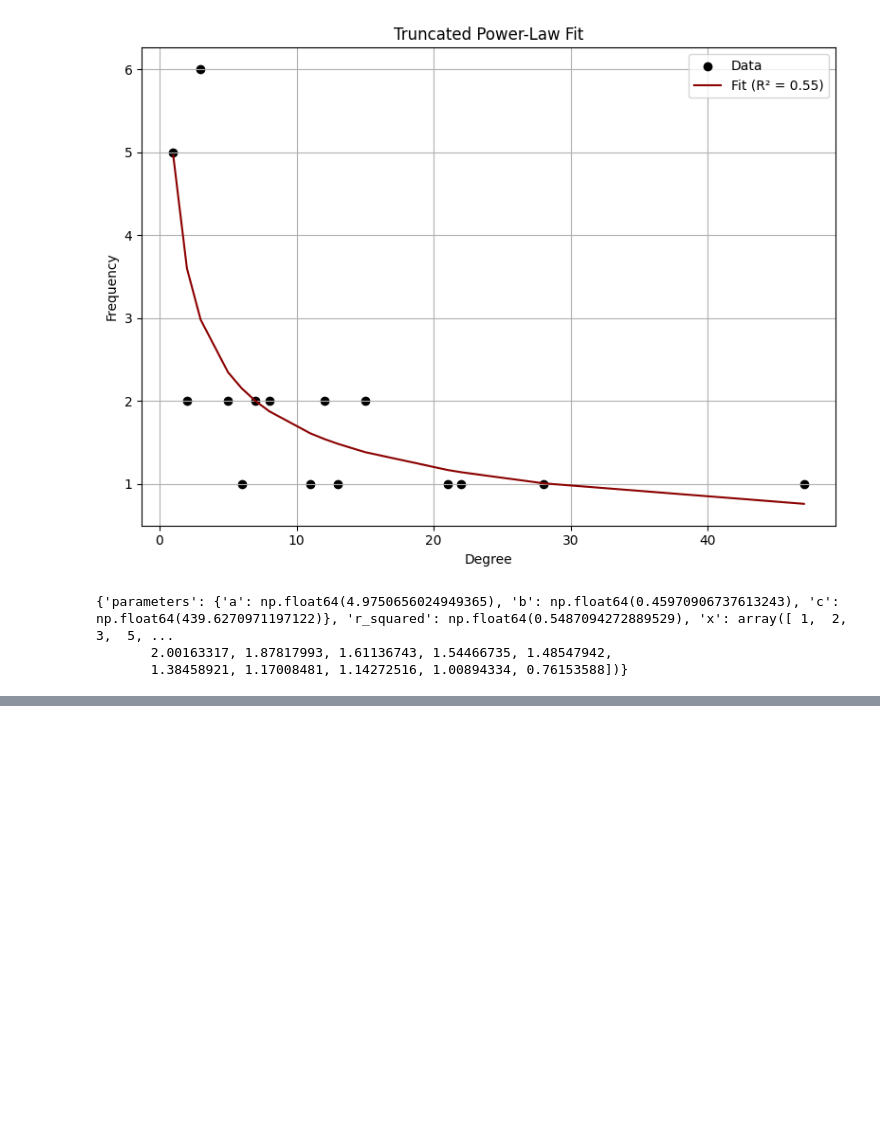
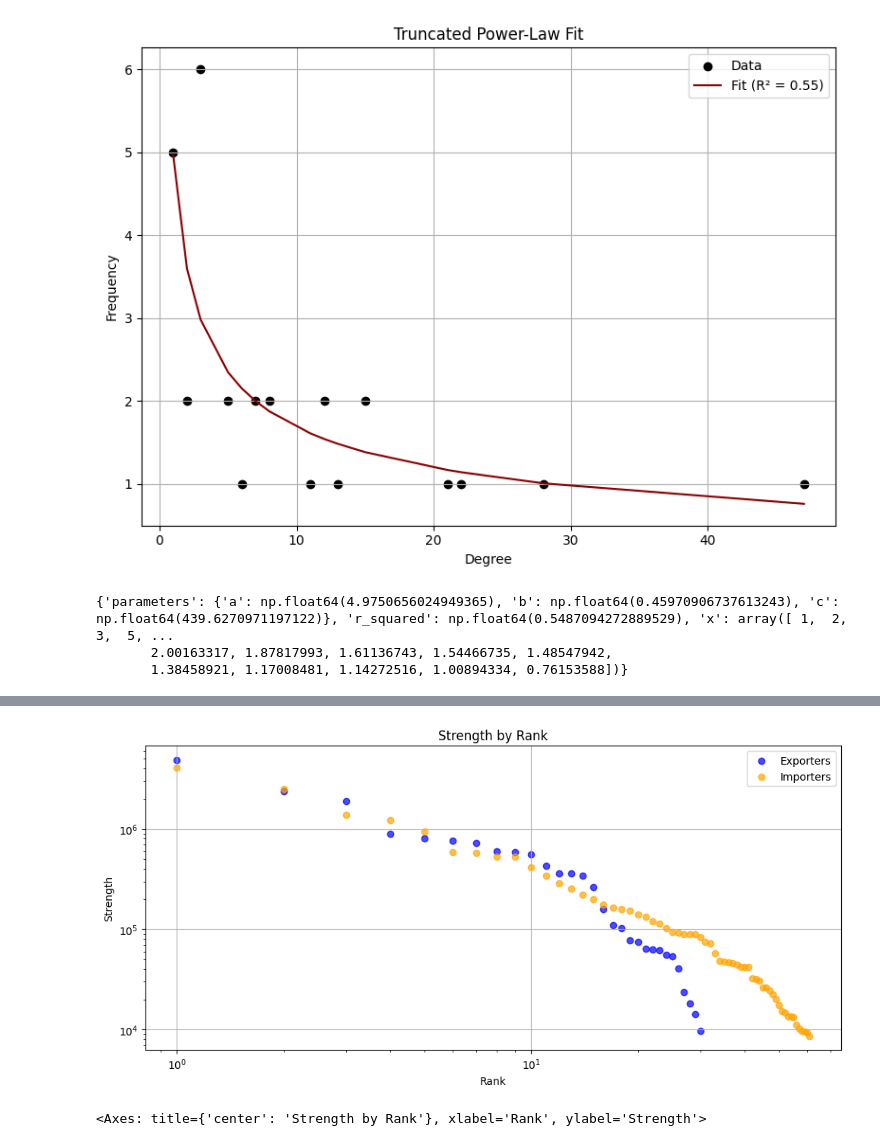
Before and after one commit to galeanojav/FAONet, a Jupyter notebook: FAONet_example.ipynb, the cells around one changed output, grey strips where cells are left out. Saved outputs shown, nothing was run; the diff lists cells and outputs as text; code cells hidden in the pictures; blank space fills up the shorter version.

```diff
--- a/FAONet_example.ipynb
+++ b/FAONet_example.ipynb
@@ -165,0 +170,7 @@ print(result_imp)
+# %%
+df_exporters, df_importers = compute_degree_and_strength(G, exporters, importers)
+# %%
+plot_degree_by_rank(df_exporters,df_importers, degree_col="Strength", title="Strength by Rank",ylabel="Strength", use_log_x=True)
+# %% [output]
+[figure, added]
+<Axes: title={'center': 'Strength by Rank'}, xlabel='Rank', ylabel='Strength'>
```
Also changed, not shown: parts of 11 cells of this notebook.
